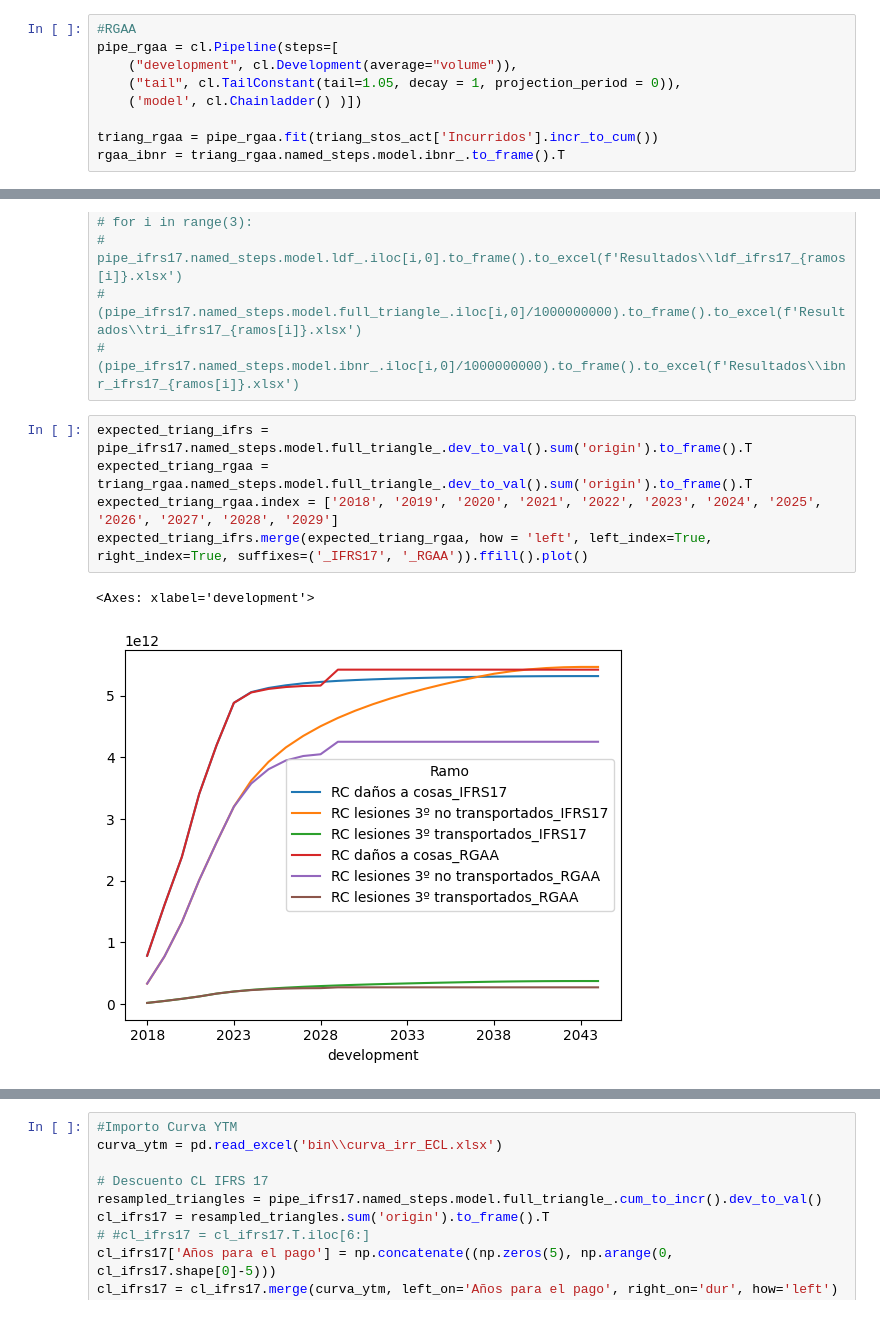
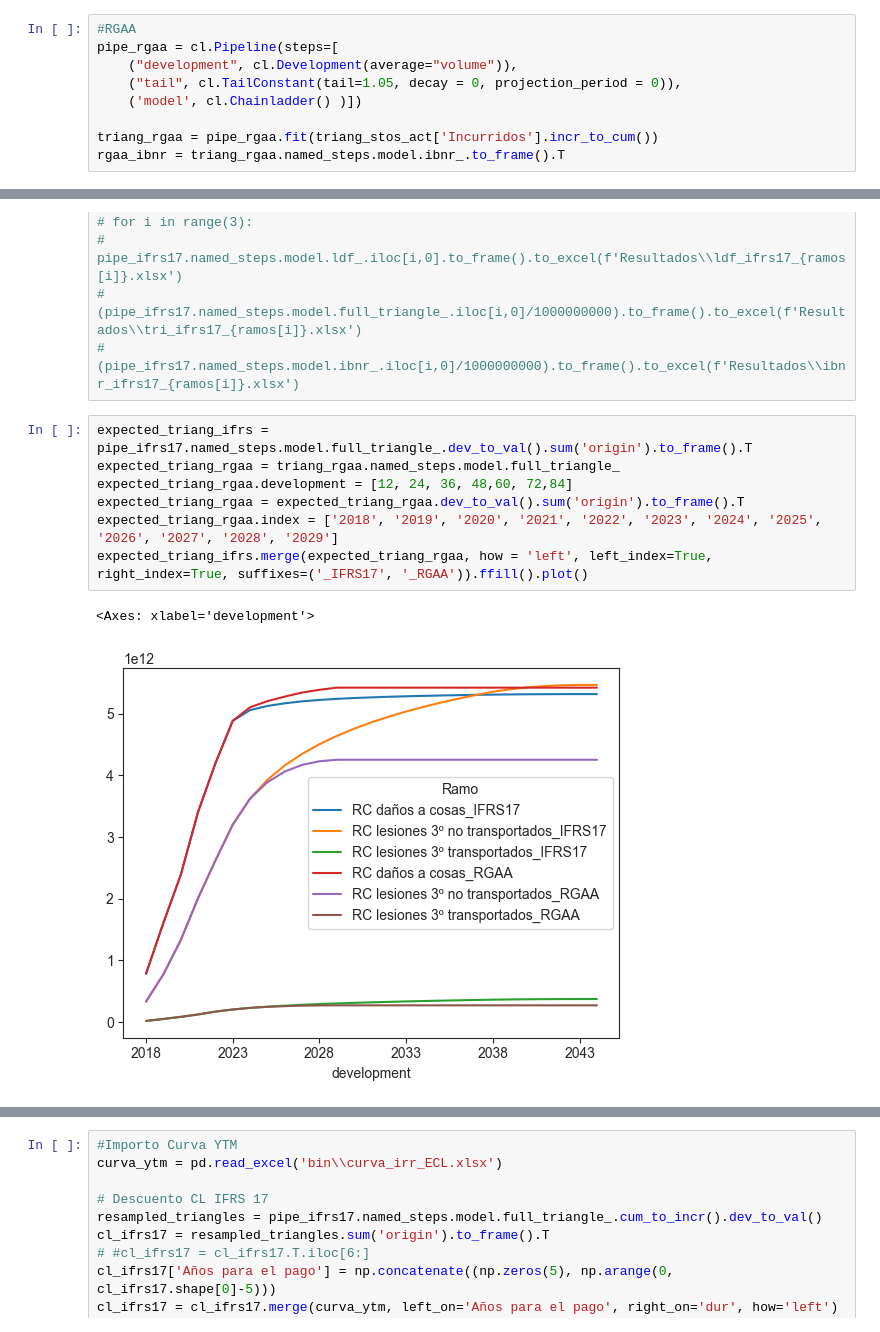
Before and after one commit to AlexDBurs/IBNR-NIIF-17, a Jupyter notebook: ibnr_main.ipynb, the cells around one changed output, grey strips where cells are left out. Saved outputs shown, nothing was run; the diff lists cells and outputs as text.

```diff
--- a/ibnr_main.ipynb
+++ b/ibnr_main.ipynb
@@ -110,7 +104,7 @@ triang_stos_act = triang_stos.cum_to_incr() * triang_facpce
 #RGAA
 pipe_rgaa = cl.Pipeline(steps=[
     ("development", cl.Development(average="volume")),
-    ("tail", cl.TailConstant(tail=1.05, decay = 1, projection_period = 0)),
+    ("tail", cl.TailConstant(tail=1.05, decay = 0, projection_period = 0)),
     ('model', cl.Chainladder() )])
 
 triang_rgaa = pipe_rgaa.fit(triang_stos_act['Incurridos'].incr_to_cum())
@@ -207,9 +205,11 @@ Pipeline(steps=[('dev', Development()),
 #     (pipe_ifrs17.named_steps.model.ibnr_.iloc[i,0]/1000000000).to_frame().to_excel(f'Resultados\\ibnr_ifrs17_{ramos[i]}.xlsx')
 # %%
 expected_triang_ifrs = pipe_ifrs17.named_steps.model.full_triangle_.dev_to_val().sum('origin').to_frame().T
-expected_triang_rgaa = triang_rgaa.named_steps.model.full_triangle_.dev_to_val().sum('origin').to_frame().T
+expected_triang_rgaa = triang_rgaa.named_steps.model.full_triangle_
+expected_triang_rgaa.development = [12, 24, 36, 48,60, 72,84]
+expected_triang_rgaa = expected_triang_rgaa.dev_to_val().sum('origin').to_frame().T
 expected_triang_rgaa.index = ['2018', '2019', '2020', '2021', '2022', '2023', '2024', '2025', '2026', '2027', '2028', '2029']
 expected_triang_ifrs.merge(expected_triang_rgaa, how = 'left', left_index=True, right_index=True, suffixes=('_IFRS17', '_RGAA')).ffill().plot()
 # %% [output]
 <Axes: xlabel='development'>
-[figure, old version]
+[figure, new version]
```
Also changed, not shown: parts of 15 cells of this notebook, 5 other files.
